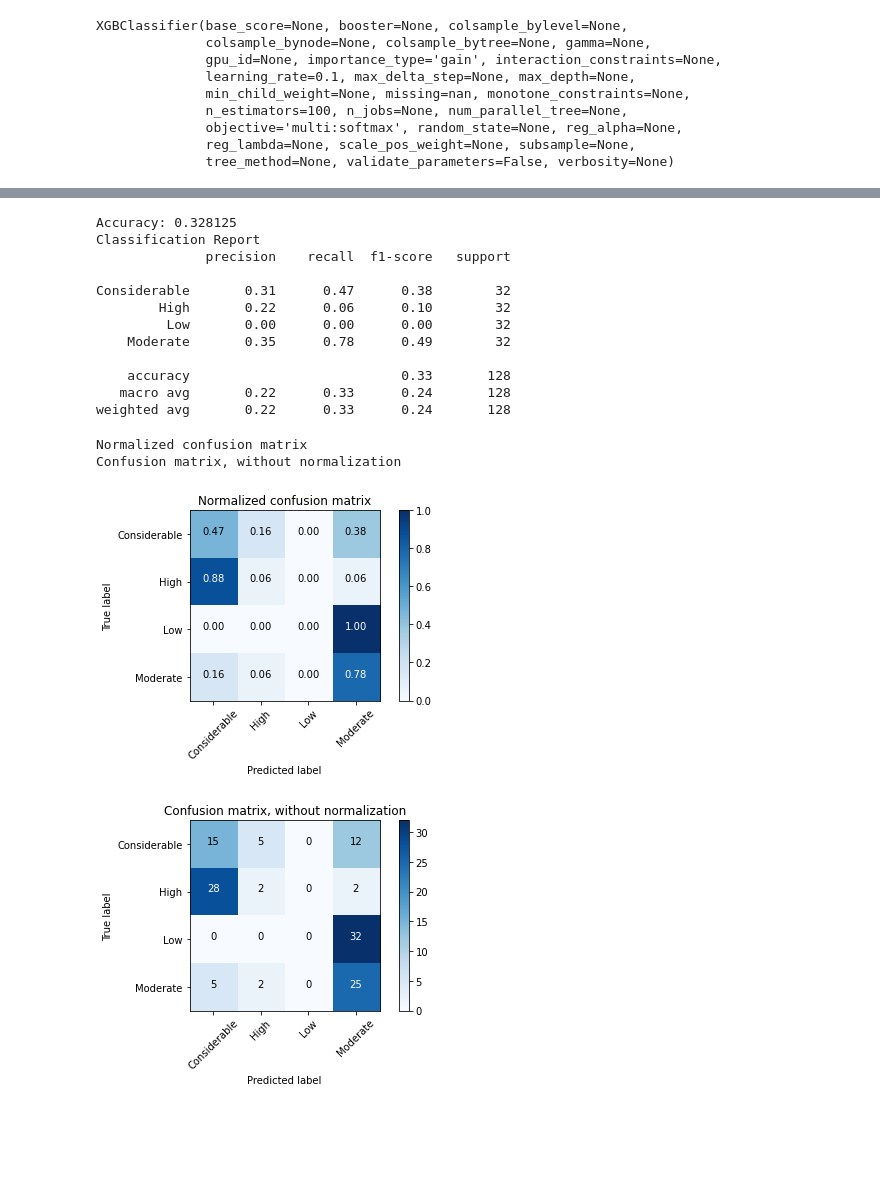
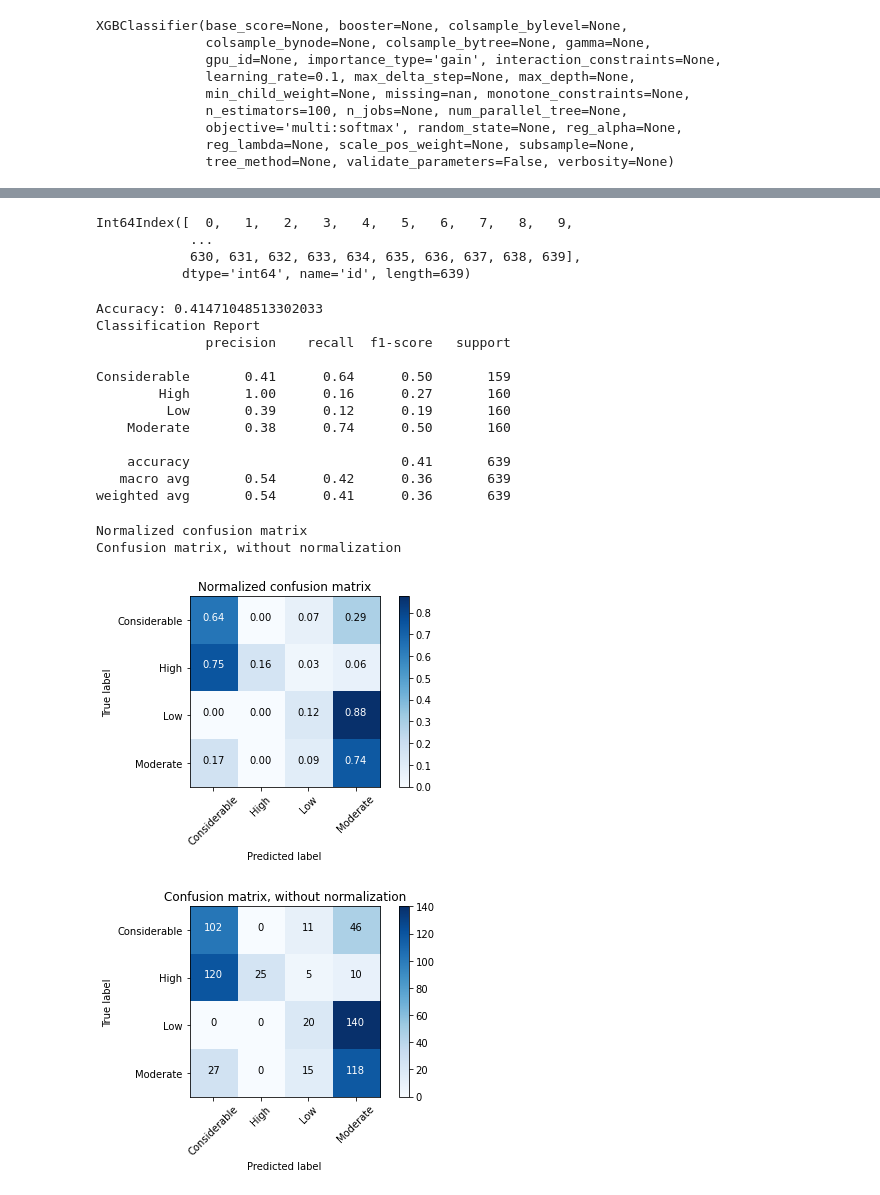
Before and after one commit to scottcha/OpenAvalancheProject, a Jupyter notebook: Scratch/Notebooks/XGBoostAllData.ipynb, the cells around one changed output, grey strips where cells are left out. Saved outputs shown, nothing was run; the diff lists cells and outputs as text; code cells hidden in the pictures; blank space fills up the shorter version.

```diff
--- a/Scratch/Notebooks/XGBoostAllData.ipynb
+++ b/Scratch/Notebooks/XGBoostAllData.ipynb
@@ -1096,7 +1190,7 @@ tsfresh_data_test['id'].unique()
 # %%
-from tsfresh import extract_features
-stride = 75
-test_features_filtered = []
-for i in range(0,len(tsfresh_data_test['kind'].values),stride):
-    print('On i: ' + str(i))
-    test_features_filtered.append( extract_features(tsfresh_data_test[tsfresh_data_test['kind'].isin(tsfresh_data_test['kind'].unique()[i:i+stride])], kind_to_fc_parameters=feature_parameters, column_id='id', column_sort="time", column_kind="kind", column_value="value", n_jobs=14))
+#from tsfresh import extract_features
+#stride = 75
+#test_features_filtered = []
+#for i in range(0,len(tsfresh_data_test['kind'].values),stride):
+#    print('On i: ' + str(i))
+#    test_features_filtered.append( extract_features(tsfresh_data_test[tsfresh_data_test['kind'].isin(tsfresh_data_test['kind'].unique()[i:i+stride])], kind_to_fc_parameters=feature_parameters, column_id='id', column_sort="time", column_kind="kind", column_value="value", n_jobs=14))
@@ -1124,5 +1204,5 @@ from xgboost import XGBClassifier
 # %%
 features_filtered = relevant_features
 # %%
-relevant_intersection = list(set(test_features_filtered.columns.values) & set(features_filtered.columns.values))
+relevant_intersection = list(set(X_test_df.columns.values) & set(X_train_df.columns.values))
 # %%
@@ -1147,2 +1257,2 @@ XGBClassifier(base_score=None, booster=None, colsample_bylevel=None,
 # %%
-val = model.fit(features_filtered[relevant_intersection], y_train['Day1DangerAboveTreeline'])
+val = model.fit(X_train_df[relevant_intersection], y_train['Day1DangerAboveTreeline'].iloc[X_train_df.index])
@@ -1149,5 +1278,5 @@ val = model.fit(features_filtered[relevant_intersection], y_train['Day1DangerAbo
 # %%
-result = model.predict(test_features_filtered[relevant_intersection])
+result = model.predict(X_test_df[relevant_intersection])
 # %%
 from sklearn.metrics import confusion_matrix, accuracy_score, classification_report
 def evaluateSingleClass(y_test, result):
@@ -1211,35 +1340,42 @@ y_test['Day1DangerAboveTreeline'].shape
+# %%
+X_test_df.index
+# %% [output]
+Int64Index([  0,   1,   2,   3,   4,   5,   6,   7,   8,   9,
+            ...
+            630, 631, 632, 633, 634, 635, 636, 637, 638, 639],
+           dtype='int64', name='id', length=639)
 # %%
 #demonstrate we can produce results
 #currently this is only one batch of 512 out of a close to a million row dataset
-evaluateSingleClassShort(y_test['Day1DangerAboveTreeline'], result)
+evaluateSingleClassShort(y_test.iloc[X_test_df.index]['Day1DangerAboveTreeline'], result)
 # %% [output]
-Accuracy: 0.328125
+Accuracy: 0.41471048513302033
 Classification Report
               precision    recall  f1-score   support
 
-Considerable       0.31      0.47      0.38        32
-        High       0.22      0.06      0.10        32
-         Low       0.00      0.00      0.00        32
-    Moderate       0.35      0.78      0.49        32
+Considerable       0.41      0.64      0.50       159
+        High       1.00      0.16      0.27       160
+         Low       0.39      0.12      0.19       160
+    Moderate       0.38      0.74      0.50       160
 
-    accuracy                           0.33       128
-   macro avg       0.22      0.33      0.24       128
-weighted avg       0.22      0.33      0.24       128
+    accuracy                           0.41       639
+   macro avg       0.54      0.42      0.36       639
+weighted avg       0.54      0.41      0.36       639
 # %%
 import numpy as np
-cnf_matrix = confusion_matrix(y_test['Day1DangerAboveTreeline'], result)
+cnf_matrix = confusion_matrix(y_test.iloc[X_test_df.index]['Day1DangerAboveTreeline'], result)
 plt.figure()
 plot_confusion_matrix(cnf_matrix, classes=['Considerable', 'High', 'Low', 'Moderate'], normalize=True,
                       title='Normalized confusion matrix')
 plt.figure()
 plot_confusion_matrix(cnf_matrix, classes=['Considerable', 'High', 'Low', 'Moderate'],
                       title='Confusion matrix, without normalization')
 plt.show()
 # %% [output]
 Normalized confusion matrix
 Confusion matrix, without normalization
-[figure, old version]
+[figure, new version]
-[figure, old version]
+[figure, new version]
 # %%
 pd.Series(model.get_booster().get_score(importance_type='gain')).sort_values(ascending=False)[:20].plot.barh()
 # %% [output]
```
Also changed, not shown: parts of 156 cells of this notebook.
